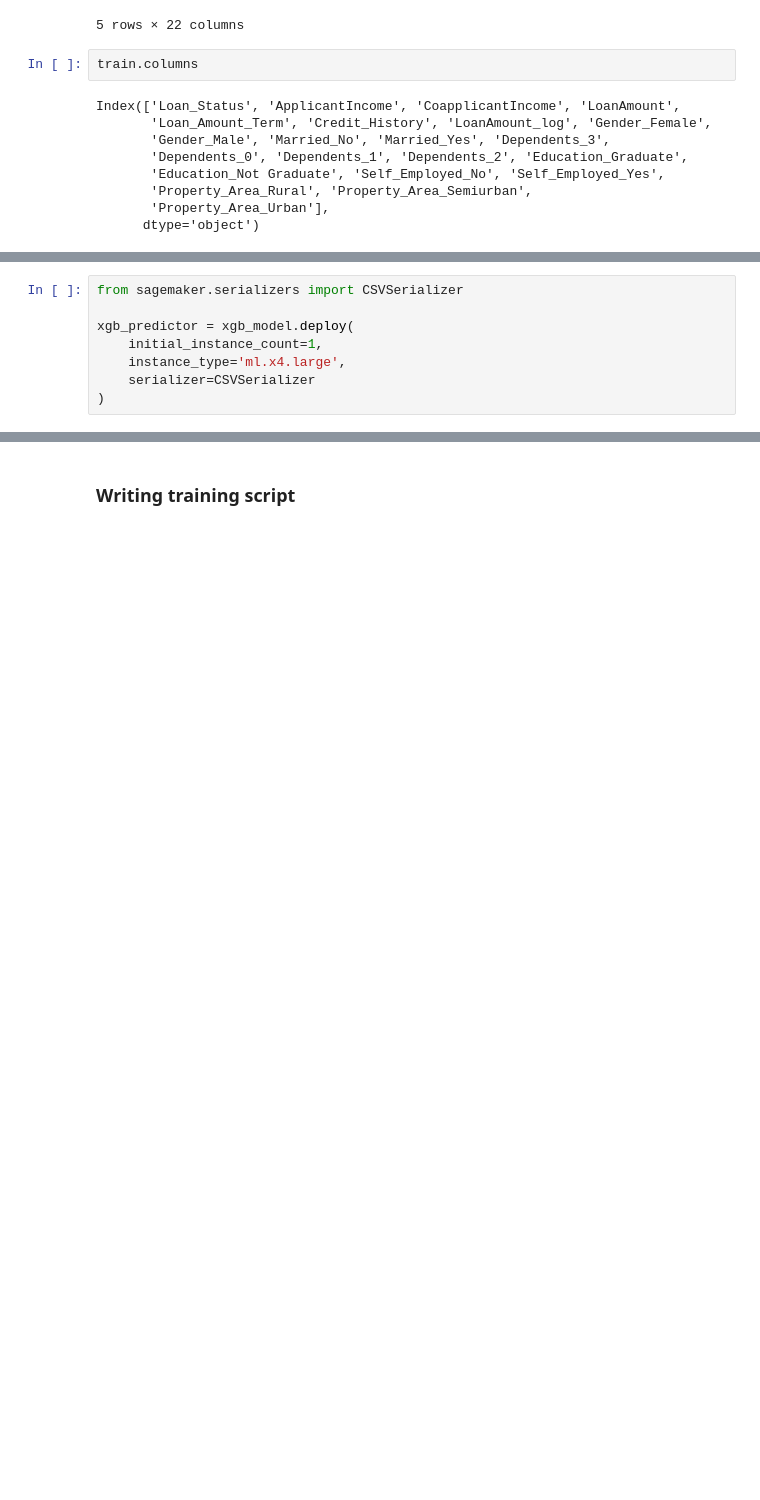
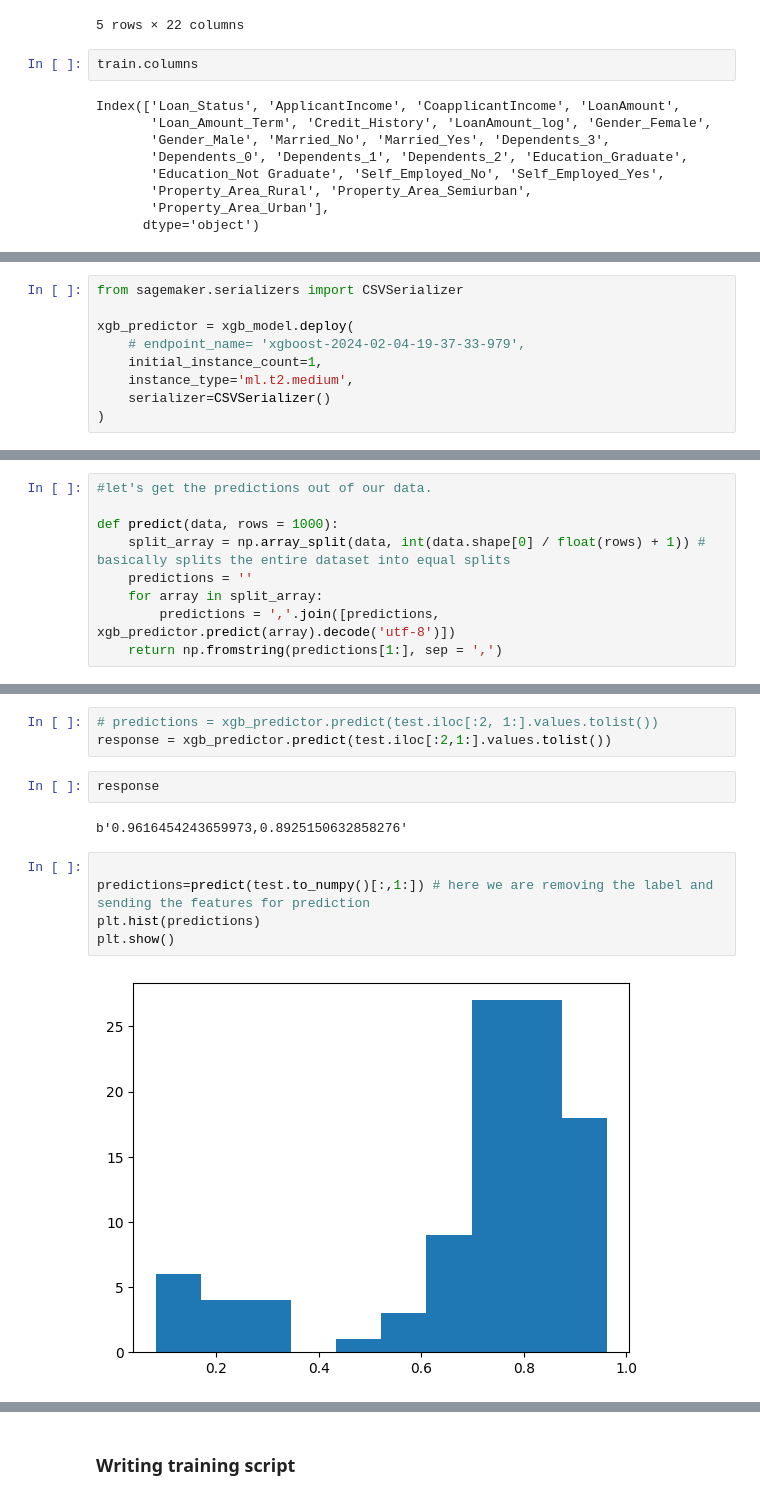
Before and after one commit to Trinadhj/Loan-Eligibility-Algorithm, a Jupyter notebook: AWS Sagemaker end-to-end deployment.ipynb, the cells around one changed output, grey strips where cells are left out. Saved outputs shown, nothing was run; the diff lists cells and outputs as text; blank space fills up the shorter version.

```diff
--- a/AWS Sagemaker end-to-end deployment.ipynb
+++ b/AWS Sagemaker end-to-end deployment.ipynb
@@ -275,7 +267,8 @@ Billable seconds: 97
 from sagemaker.serializers import CSVSerializer
 
 xgb_predictor = xgb_model.deploy(
+    # endpoint_name= 'xgboost-2024-02-04-19-37-33-979',
     initial_instance_count=1,
-    instance_type='ml.x4.large',
-    serializer=CSVSerializer
+    instance_type='ml.t2.medium',
+    serializer=CSVSerializer()
 )
@@ -281,0 +284,9 @@ xgb_predictor = xgb_model.deploy(
+# %%
+#let's get the predictions out of our data.
+
+def predict(data, rows = 1000):
+    split_array = np.array_split(data, int(data.shape[0] / float(rows) + 1)) # basically splits the entire dataset into equal splits
+    predictions = ''
+    for array in split_array:
+        predictions = ','.join([predictions, xgb_predictor.predict(array).decode('utf-8')])
+    return np.fromstring(predictions[1:], sep = ',')
@@ -281,0 +321,14 @@ xgb_predictor = xgb_model.deploy(
+# %%
+# predictions = xgb_predictor.predict(test.iloc[:2, 1:].values.tolist())
+response = xgb_predictor.predict(test.iloc[:2,1:].values.tolist())
+# %%
+response
+# %% [output]
+b'0.9616454243659973,0.8925150632858276'
+# %%
+
+predictions=predict(test.to_numpy()[:,1:]) # here we are removing the label and sending the features for prediction
+plt.hist(predictions)
+plt.show()
+# %% [output]
+[figure, added]
```
Also changed, not shown: parts of 25 cells of this notebook.
